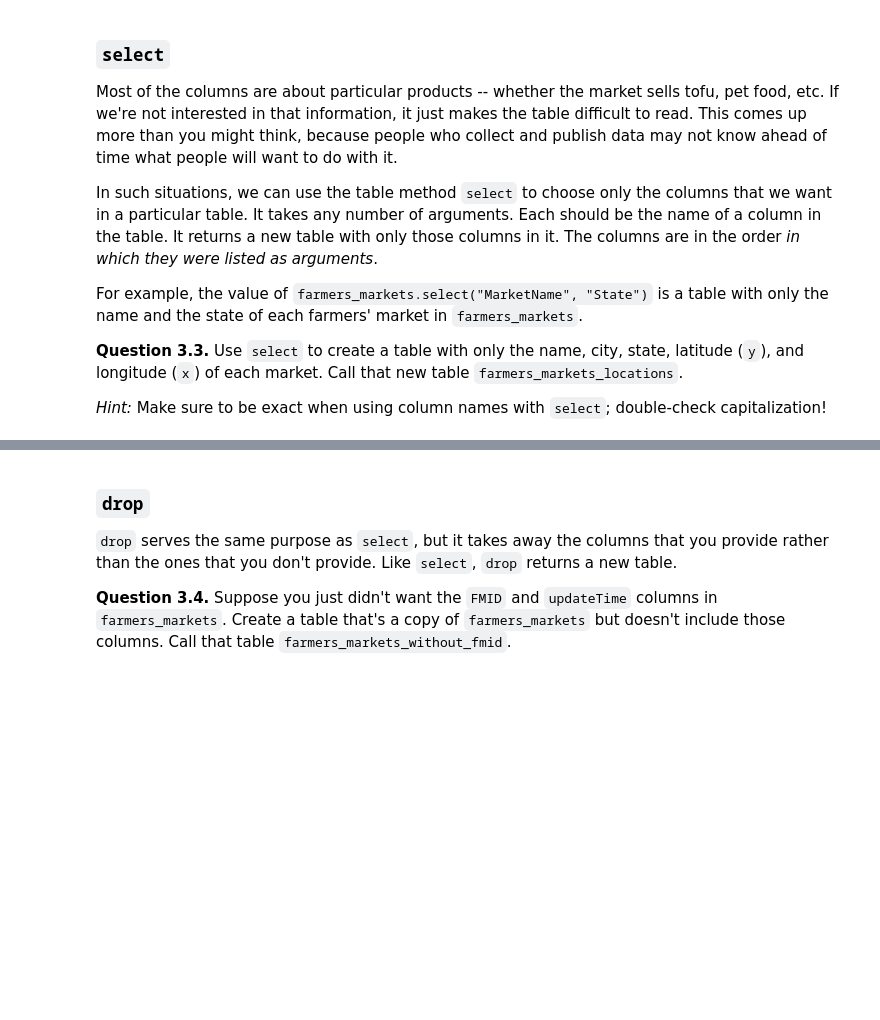
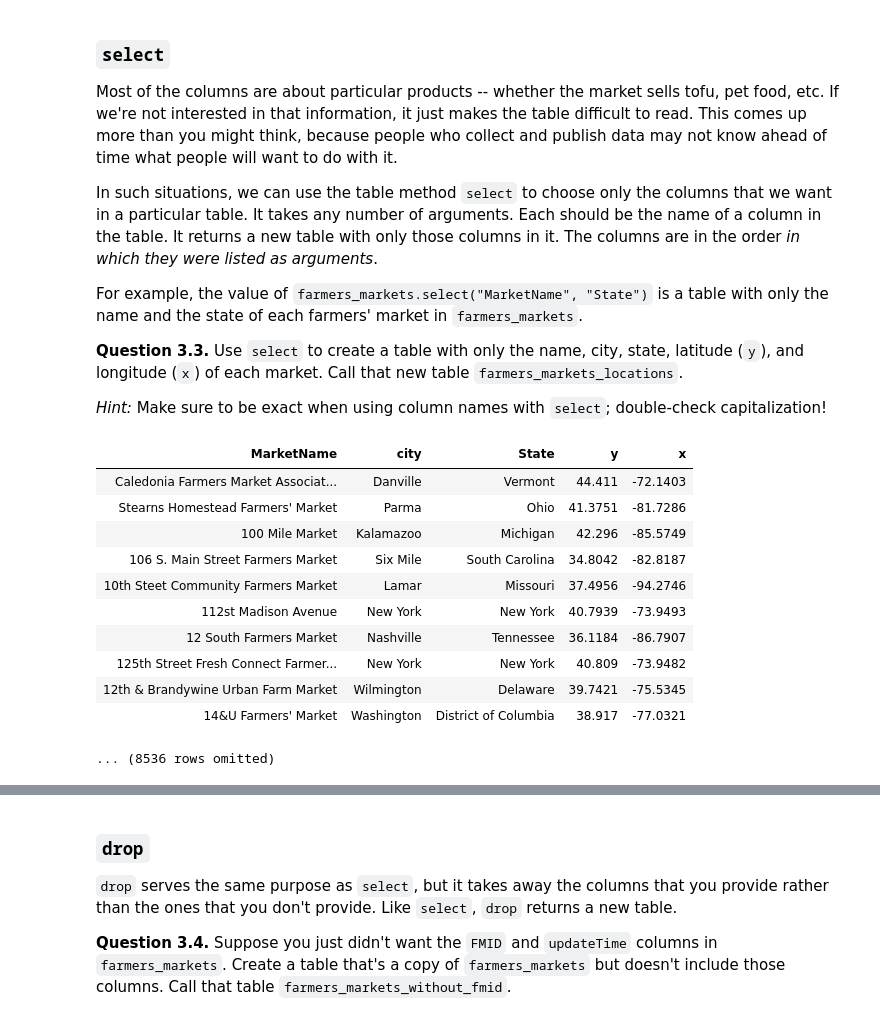
Before and after one commit to Jadenwill075/Intro-to-Data-Analytics, a Jupyter notebook: lab02/lab02.ipynb, the cells around one changed output, grey strips where cells are left out. Saved outputs shown, nothing was run; the diff lists cells and outputs as text; code cells hidden in the pictures; blank space fills up the shorter version.

```diff
--- a/lab02/lab02.ipynb
+++ b/lab02/lab02.ipynb
@@ -252,2 +276,18 @@ farmers_markets_locations
+# %%
+farmers_markets_locations = farmers_markets.select("MarketName","city","State","y","x")
+farmers_markets_locations
+# %% [output]
+| MarketName | city | State | y | x |
+| Caledonia Farmers Market Associat... | Danville | Vermont | 44.411 | -72.1403 |
+| Stearns Homestead Farmers' Market | Parma | Ohio | 41.3751 | -81.7286 |
+| 100 Mile Market | Kalamazoo | Michigan | 42.296 | -85.5749 |
+| 106 S. Main Street Farmers Market | Six Mile | South Carolina | 34.8042 | -82.8187 |
+| 10th Steet Community Farmers Market | Lamar | Missouri | 37.4956 | -94.2746 |
+| 112st Madison Avenue | New York | New York | 40.7939 | -73.9493 |
+| 12 South Farmers Market | Nashville | Tennessee | 36.1184 | -86.7907 |
+| 125th Street Fresh Connect Farmer... | New York | New York | 40.809 | -73.9482 |
+| 12th & Brandywine Urban Farm Market | Wilmington | Delaware | 39.7421 | -75.5345 |
+| 14&U Farmers' Market | Washington | District of Columbia | 38.917 | -77.0321 |
+... (8536 rows omitted)
 # %%
 grader.check("q33")
```
Also changed, not shown: parts of 17 cells of this notebook, 1 other file.
